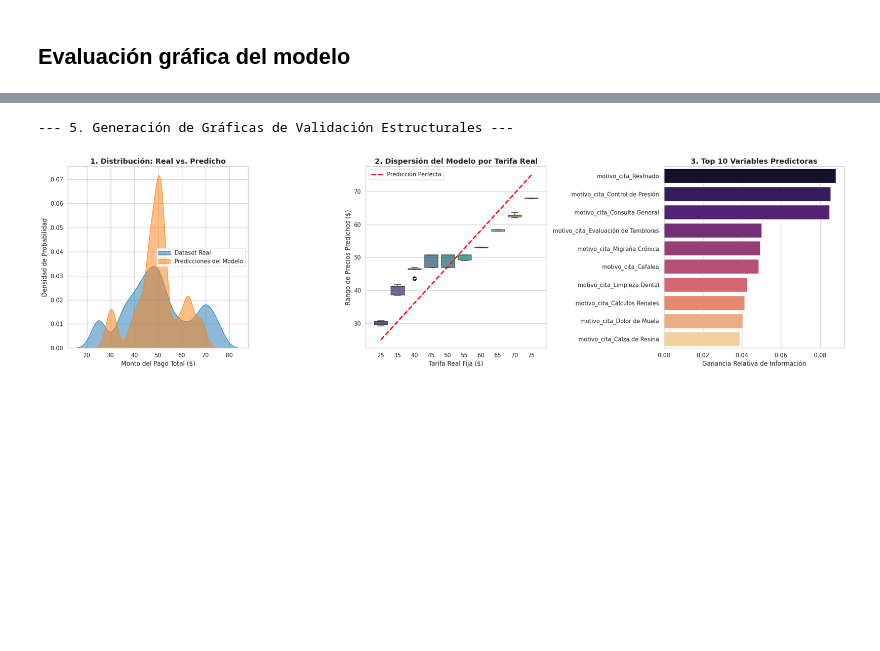
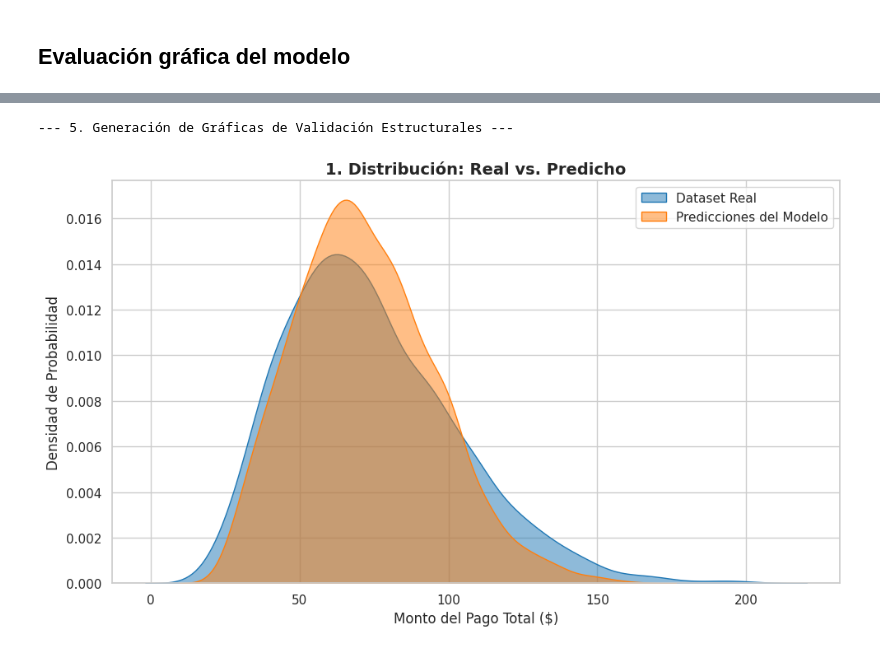
Before and after one commit to Akaru0/Panama-Metropolitan-Medical---Proyecto-Databricks, a Jupyter notebook: 05_analitica_avanzada.ipynb, the cells around one changed output, grey strips where cells are left out. Saved outputs shown, nothing was run; the diff lists cells and outputs as text; code cells hidden in the pictures; blank space fills up the shorter version.

```diff
--- a/05_analitica_avanzada.ipynb
+++ b/05_analitica_avanzada.ipynb
@@ -15,20 +17,17 @@ from xgboost import XGBRegressor
 # %%
-print("--- 1. Ingeniería de Variables en PySpark y Transición ---")
+#--- 1. Ingeniería de Variables en PySpark y Transición ---
 
 # 1.1 Extracción de características temporales antes de descargar a local
-df_citas = spark.table("default.citas_pmm_limpioV2")
+df_citas = spark.table("default.citas_pmm_limpioV3")
 df_prep = df_citas.filter(F.col("estado_cita") == "Completada") \
                   .withColumn("mes", F.month("fecha_cit")) \
                   .withColumn("dia_semana", F.dayofweek("fecha_cit"))
 
-# 1.2 Descartamos los componentes del pago total
+# 1.2 Descartamos los componentes del pago total dado que es la variable a predecir
 columns_to_drop = ["pago_clie", "pago_aseg", "estado_cita",
                 "fecha_cit", "hr_inicio_cit", "hr_fin_cit",
                 "nom_comp_pac", "nom_comp_doc","tipo_sangre",
                 "nom_aseguradora"]
 df_prep = df_prep.drop(*columns_to_drop)
 
-# 1.3 Transferencia a memoria local (Pandas)
-# Al ejecutar esto, los datos pasan del clúster/gestor de Spark a tu RAM de 32GB
-print("Transfiriendo DataFrame a memoria local (Pandas)...")
 df_local = df_prep.toPandas()
@@ -196,76 +206,36 @@ plt.show()
 # %%
 import matplotlib.pyplot as plt
 import seaborn as sns
 import pandas as pd
 import numpy as np
 
 print("\n--- 5. Generación de Gráficas de Validación Estructurales ---")
 
 # Configuración de estilo y dimensiones
 sns.set_theme(style="whitegrid")
-fig, axes = plt.subplots(1, 3, figsize=(22, 6))
+plt.figure(figsize=(10, 6))
+
 
 # Preparar DataFrame consolidado para facilitar la graficación de Seaborn
 df_eval = pd.DataFrame({
-    'Precio_Real': y_test.values,
-    'Precio_Predicho': predicciones
+    'Precio_Real': y_test_reales.values,
+    'Precio_Predicho': predicciones_reales
 })
 
 # ---------------------------------------------------------
 # GRÁFICA 1: Comparativa de Distribuciones (KDE Plot)
 # ---------------------------------------------------------
 # Esta gráfica te permite ver si el modelo está sub-prediciendo o sobre-prediciendo volumen
-sns.kdeplot(data=df_eval, x='Precio_Real', label='Dataset Real', fill=True, ax=axes[0], color='#1f77b4', alpha=0.5)
-sns.kdeplot(data=df_eval, x='Precio_Predicho', label='Predicciones del Modelo', fill=True, ax=axes[0], color='#ff7f0e', alpha=0.5)
+sns.kdeplot(data=df_eval, x='Precio_Real', label='Dataset Real', fill=True, color='#1f77b4', alpha=0.5)
+sns.kdeplot(data=df_eval, x='Precio_Predicho', label='Predicciones del Modelo', fill=True, color='#ff7f0e', alpha=0.5)
 
-axes[0].set_title("1. Distribución: Real vs. Predicho", fontsize=14, fontweight='bold')
-axes[0].set_xlabel("Monto del Pago Total ($)", fontsize=12)
-axes[0].set_ylabel("Densidad de Probabilidad", fontsize=12)
-axes[0].legend()
-
-# ---------------------------------------------------------
-# GRÁFICA 2: Varianza de Predicción por Nivel de Precio (Boxplot)
-# ---------------------------------------------------------
-# Redondeamos los reales temporalmente para el eje X por si hay decimales residuales
-df_eval['Tarifa_Base'] = df_eval['Precio_Real'].round(0).astype(int)
-tarifas_unicas = sorted(df_eval['Tarifa_Base'].unique())
-
-sns.boxplot(x='Tarifa_Base', y='Precio_Predicho', data=df_eval, ax=axes[1], palette='viridis', boxprops=dict(alpha=0.8))
-
-# Trazar la línea ideal de predicción (diagonal adaptada al formato de caja)
-axes[1].plot([0, len(tarifas_unicas)-1], [min(tarifas_unicas), max(tarifas_unicas)],
-             color='red', linestyle='--', linewidth=2.5, label='Predicción Perfecta')
-
-axes[1].set_title("2. Dispersión del Modelo por Tarifa Real", fontsize=14, fontweight='bold')
-axes[1].set_xlabel("Tarifa Real Fija ($)", fontsize=12)
-axes[1].set_ylabel("Rango de Precios Predichos ($)", fontsize=12)
-axes[1].legend()
-
-# ---------------------------------------------------------
-# GRÁFICA 3: Importancia de las Variables (Feature Importance)
-# ---------------------------------------------------------
-# Extraer nombres lógicos del preprocesador de Scikit-Learn
-cat_encoder = pipeline.named_steps['preprocessor'].named_transformers_['cat'].named_steps['onehot']
-encoded_cat_cols = list(cat_encoder.get_feature_names_out(cols_categoricas))
-todas_las_columnas = cols_numericas + encoded_cat_cols
-
-# Extracción de pesos de XGBoost
-importancias = pipeline.named_steps['model'].feature_importances_
-
-df_importancia = pd.DataFrame({'Variable': todas_las_columnas, 'Importancia': importancias})
-df_importancia = df_importancia.sort_values(by='Importancia', ascending=False).head(10)
-
-# Limpieza de nombres largos (opcional, para estética)
-df_importancia['Variable'] = df_importancia['Variable'].str.replace('especialidad_medica_', 'Espec: ')
-df_importancia['Variable'] = df_importancia['Variable'].str.replace('estado_cita_', 'Estado: ')
-
-sns.barplot(x='Importancia', y='Variable', data=df_importancia, ax=axes[2], hue='Variable', palette='magma', legend=False)
-axes[2].set_title("3. Top 10 Variables Predictoras", fontsize=14, fontweight='bold')
-axes[2].set_xlabel("Ganancia Relativa de Información", fontsize=12)
-axes[2].set_ylabel("", fontsize=12)
+plt.title("1. Distribución: Real vs. Predicho", fontsize=14, fontweight='bold')
+plt.xlabel("Monto del Pago Total ($)", fontsize=12)
+plt.ylabel("Densidad de Probabilidad", fontsize=12)
+plt.legend()
 
 plt.tight_layout()
 plt.show()
 # %% [output]
 --- 5. Generación de Gráficas de Validación Estructurales ---
-[figure, old version]
+[figure, new version]
```
Also changed, not shown: parts of 8 cells of this notebook, 4 other files.
